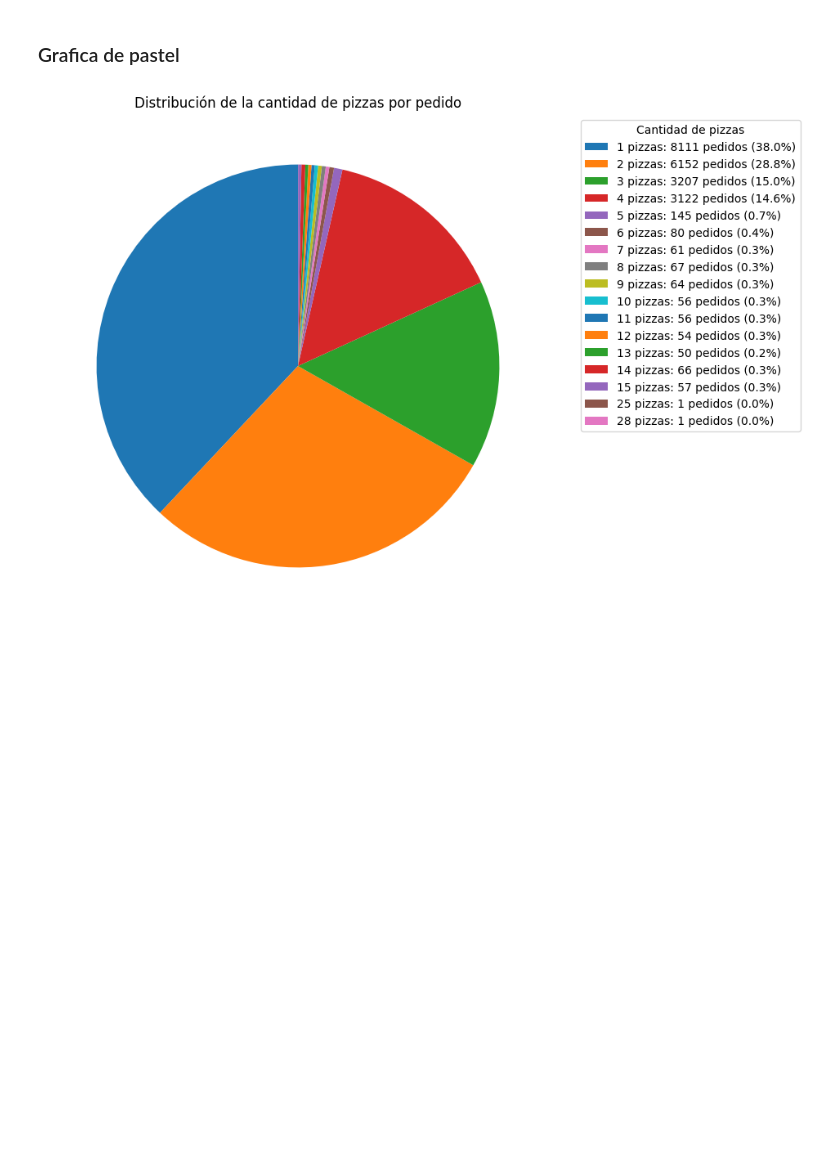
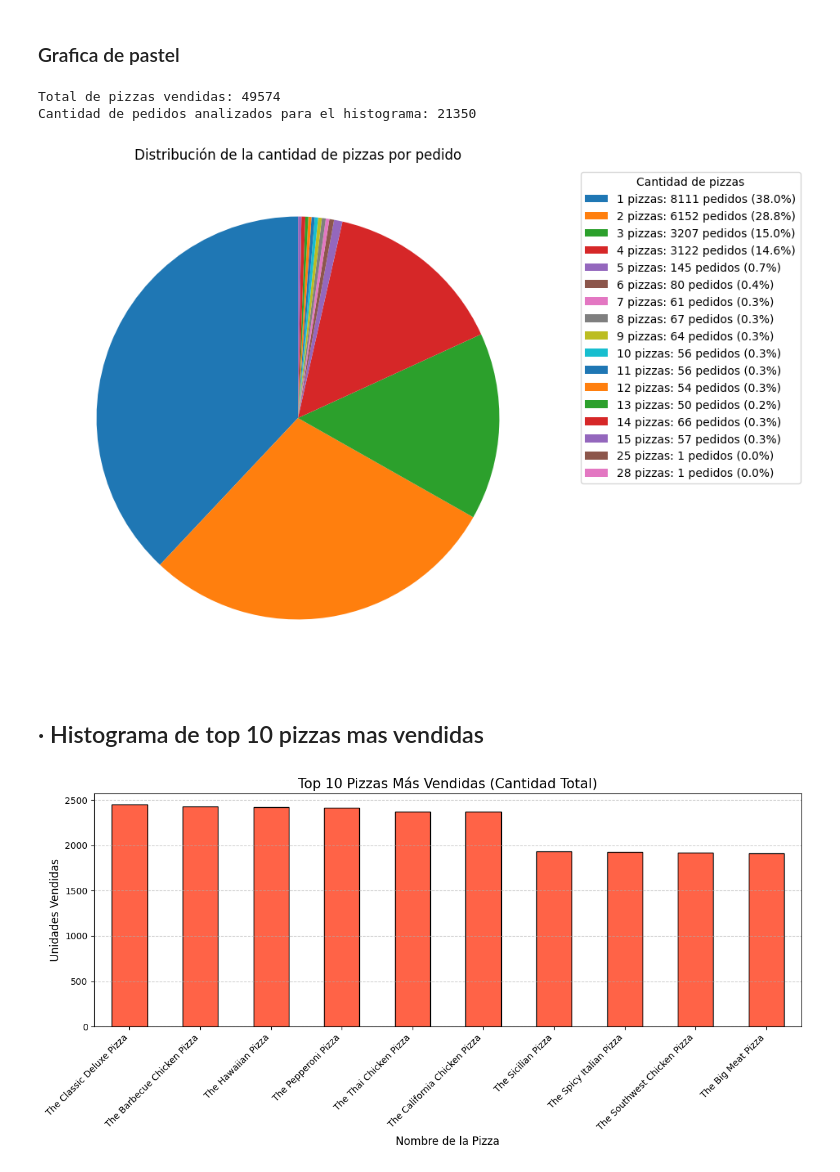
Before and after one commit to Joan735/PythonRA2, a Jupyter notebook: pizza/pizza.ipynb, the cells around one changed output. Saved outputs shown, nothing was run; the diff lists cells and outputs as text; code cells hidden in the pictures; blank space fills up the shorter version.

```diff
--- a/pizza/pizza.ipynb
+++ b/pizza/pizza.ipynb
@@ -602,7 +629,9 @@ import matplotlib.pyplot as plt
 import pandas as pd
 
 # Agrupar por cantidad de pizzas y contar cuántos pedidos tienen esa cantidad
+print("Total de pizzas vendidas:", df_merged["quantity"].sum())
 df_cantidad_pizzas = df_merged.groupby("order_id", as_index=False).agg(cantidad_pizzas=("quantity", "sum"))
+print("Cantidad de pedidos analizados para el histograma:", len(df_cantidad_pizzas))
 df_pie = df_cantidad_pizzas['cantidad_pizzas'].value_counts().sort_index()  # contar por cantidad
 
 # Datos para el pie chart
@@ -625,4 +654,33 @@ plt.legend(wedges, legend_labels, title="Cantidad de pizzas", bbox_to_anchor=(1.
 plt.title("Distribución de la cantidad de pizzas por pedido")
 plt.show()
 # %% [output]
+Total de pizzas vendidas: 49574
+Cantidad de pedidos analizados para el histograma: 21350
 [figure]
+# %% [markdown]
+## · Histograma de top 10 pizzas mas vendidas
+# %%
+# 1. Cargar datos
+df_pizza_types = pd.read_csv('pizza_types.csv')
+
+# 2. Luego unimos con pizza_types para obtener el nombre legible ('name')
+df_final = pd.merge(df_merged, df_pizza_types, on='pizza_type_id')
+
+# 3. Agrupar por nombre y sumar las cantidades
+top_10_pizzas = df_final.groupby('name')['quantity'].sum().sort_values(ascending=False).head(10)
+
+# 4. Crear la gráfica
+plt.figure(figsize=(12, 6))
+top_10_pizzas.plot(kind='bar', color='tomato', edgecolor='black')
+
+# Configuración de etiquetas
+plt.title('Top 10 Pizzas Más Vendidas (Cantidad Total)', fontsize=15)
+plt.xlabel('Nombre de la Pizza', fontsize=12)
+plt.ylabel('Unidades Vendidas', fontsize=12)
+plt.xticks(rotation=45, ha='right')
+plt.grid(axis='y', linestyle='--', alpha=0.7)
+
+plt.tight_layout()
+plt.show()
+# %% [output]
+[figure, added]
```
Also changed, not shown: parts of 8 cells of this notebook, 1 other file.
